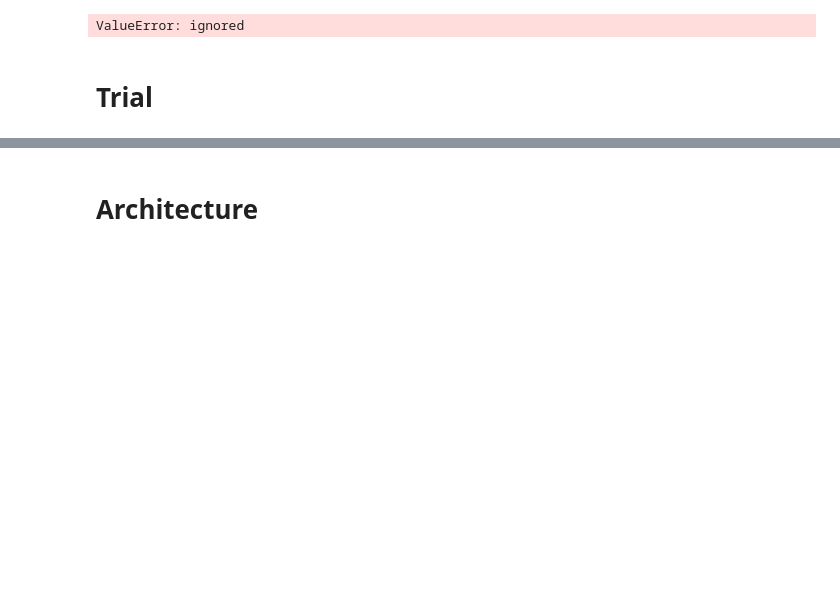
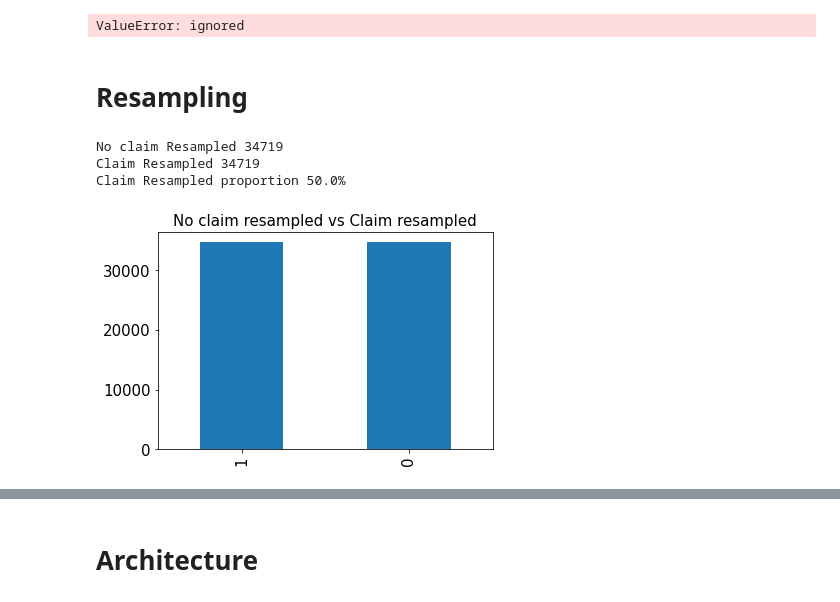
Before and after one commit to claredavies/MachineLearningCoursework, a Jupyter notebook: Assignment1/MLAssignment1KerrasUnbalancedData.ipynb, the cells around one changed output, grey strips where cells are left out. Saved outputs shown, nothing was run; the diff lists cells and outputs as text; code cells hidden in the pictures; blank space fills up the shorter version.

Commit message:
Implemented resampling

```diff
--- a/Assignment1/MLAssignment1KerrasUnbalancedData.ipynb
+++ b/Assignment1/MLAssignment1KerrasUnbalancedData.ipynb
@@ -593,4 +407,24 @@ Epoch 10/10
 20/20 [==============================] - 0s 6ms/step - loss: 0.4470 - accuracy: 0.7007 - val_loss: 0.7372 - val_accuracy: 0.7223
 ValueError: ignored
 # %% [markdown]
-# Trial
+# Resampling
+# %%
+from imblearn.over_sampling import SMOTE
+
+sm = SMOTE(random_state=42, sampling_strategy=1.0);
+X_train_resampled, y_train_resampled = sm.fit_resample(X_train, y_train)
+# %%
+def percentage(part, whole):
+  return 100 * float(part) / float(whole)
+
+no_claim_resampled, claim_resampled = y_train_resampled.value_counts()
+print(f'No claim Resampled {no_claim_resampled}')
+print(f'Claim Resampled {claim_resampled}')
+print(f'Claim Resampled proportion {round(percentage(claim_resampled, claim_resampled + no_claim_resampled), 2)}%')
+
+y_train_resampled.value_counts().plot(kind="bar", title="No claim resampled vs Claim resampled");
+# %% [output]
+No claim Resampled 34719
+Claim Resampled 34719
+Claim Resampled proportion 50.0%
+[figure, added]
```
Also changed, not shown: parts of 8 cells of this notebook.
